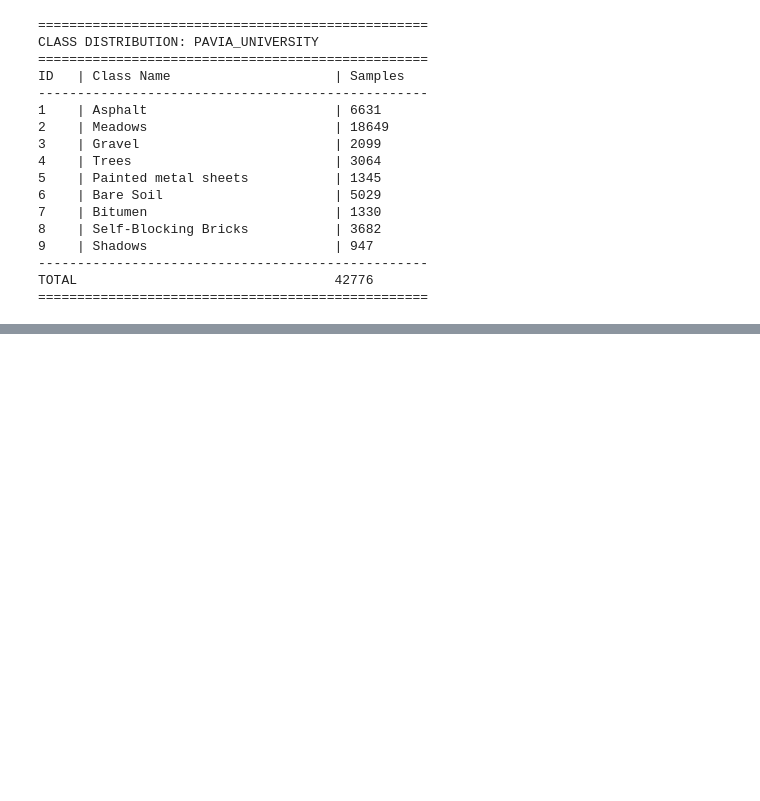
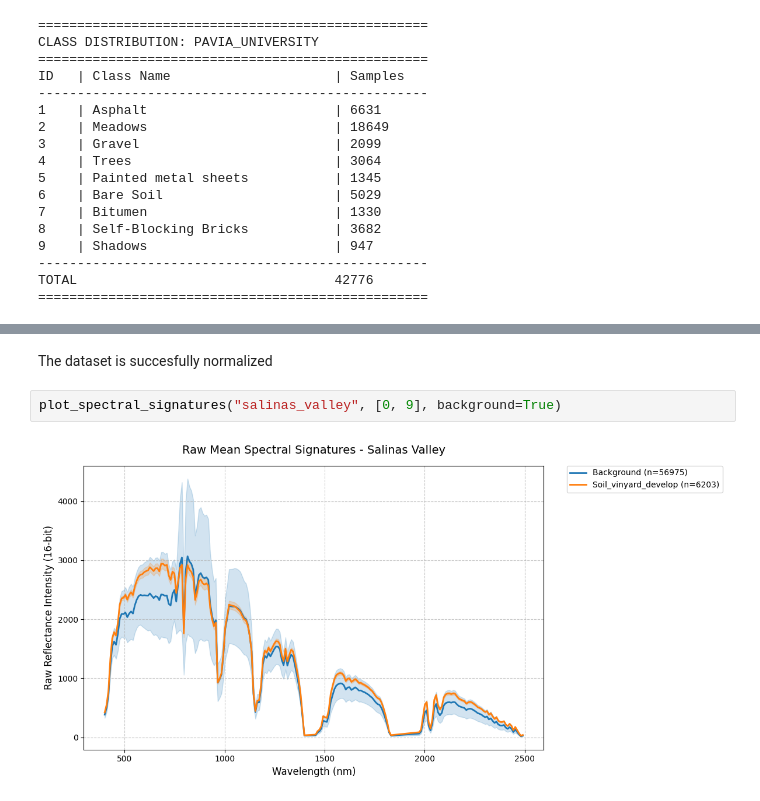
Before and after one commit to michelecarloni/CS_Thesis, a Jupyter notebook: main_analysis.ipynb, the cells around one changed output, grey strips where cells are left out. Drawn from its saved outputs; the diff is of its cells as text; blank space fills up the shorter version.

Commit message:
add: plot spectral signature

```diff
--- a/main_analysis.ipynb
+++ b/main_analysis.ipynb
@@ -87,0 +110,6 @@ TOTAL                                 42776
+# %% [markdown]
+The dataset is succesfully normalized
+# %%
+plot_spectral_signatures("salinas_valley", [0, 9], background=True)
+# %% [output]
+[figure, added]
```
Also changed, not shown: parts of 1 cell of this notebook, 2 other files.
